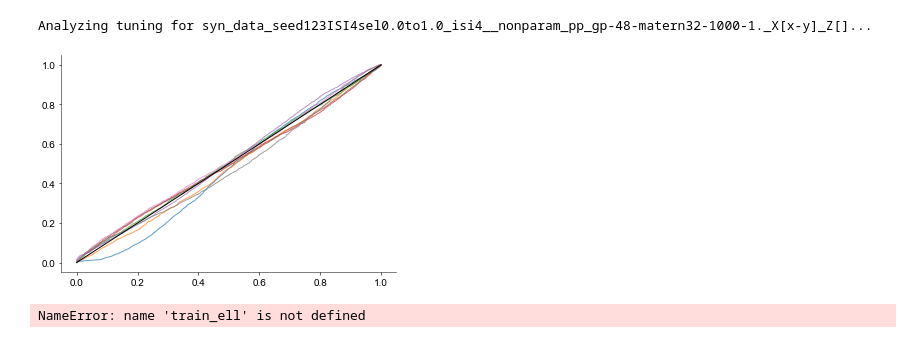
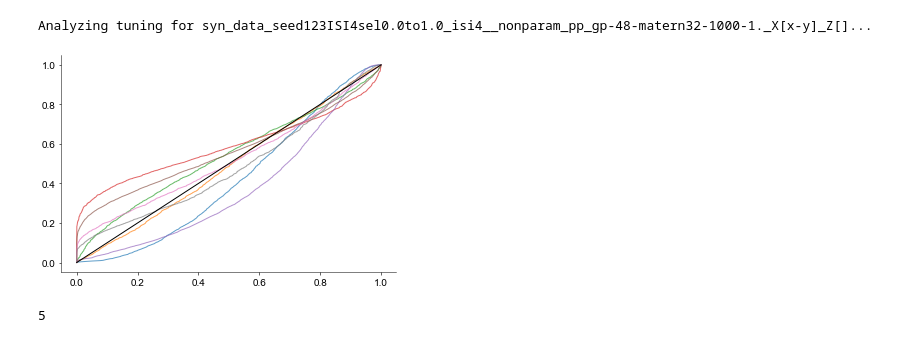
Before and after one commit to davindicode/nonparametric-nonrenewal-process, a Jupyter notebook: scripts/analysis/synthetic.ipynb, the cells around one changed output. Drawn from its saved outputs; the diff is of its cells as text; code cells hidden in the pictures.

```diff
--- a/scripts/analysis/synthetic.ipynb
+++ b/scripts/analysis/synthetic.ipynb
@@ -67,15 +70,20 @@ Analyzing tuning for syn_data_seed123ISI4sel0.0to1.0_isi4__nonparam_pp_gp-48-mat
 import matplotlib.pyplot as plt
 plt.style.use(['../plots/paper.mplstyle'])
 # %%
-sort_cdfs = regression_dict['KS_quantiles']
+dd = regression_dict['syn_data_seed123ISI4sel0.0to1.0_PP-log__factorized_gp-16-1000_X[x-y]_Z[]']
+sort_cdfs = dd['KS_quantiles']
 
 for n in range(len(sort_cdfs)):
     if sort_cdfs[n] is not None:
         plt.plot(np.linspace(0., 1., len(sort_cdfs[n])), sort_cdfs[n], alpha=0.7)
 plt.plot(np.linspace(0., 1., 100), np.linspace(0., 1., 100), c='k')
 plt.show()
-
-print(train_ell, test_lpd)
 # %% [output]
-[figure, old version]
+[figure, new version]
-NameError: name 'train_ell' is not defined
+# %%
+p = 0.004
+spikes_at = rng.binomial(1, p, size=(1000,))
+
+spikes_at.sum()
+# %% [output]
+5
```
Also changed, not shown: parts of 4 cells of this notebook, 6 other files.
